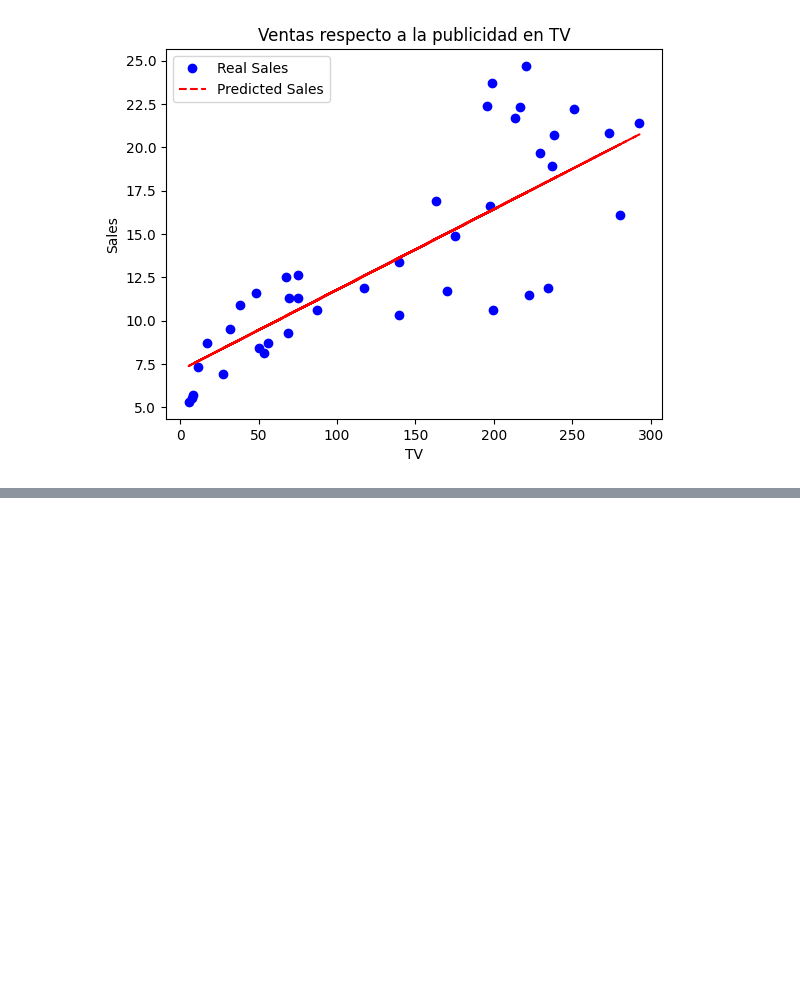
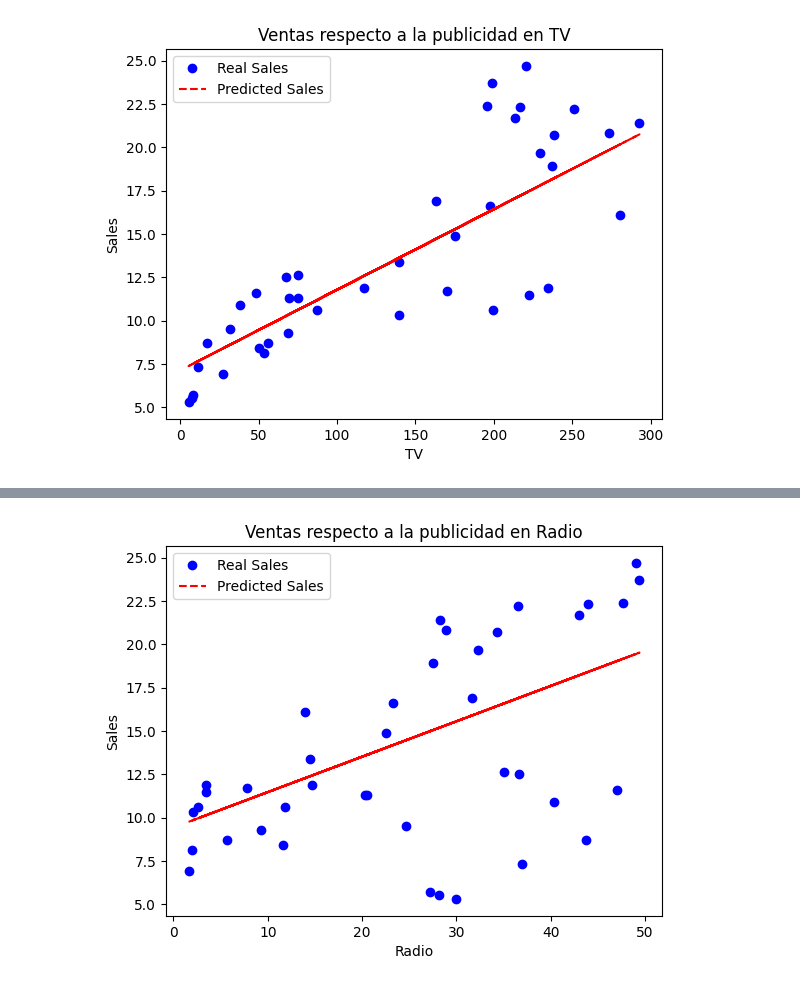
Before and after one commit to Spek7ro/Machine_Learning_Projects, a Jupyter notebook: Notebooks/RegresiónLineal_Simple_Múltiple.ipynb, the cells around one changed output, grey strips where cells are left out. Drawn from its saved outputs; the diff is of its cells as text; code cells hidden in the pictures; blank space fills up the shorter version.

Commit message:
Modelo regresion lineal OLS Ventas respecto a la publicidad en Radio

```diff
--- a/Notebooks/RegresiónLineal_Simple_Múltiple.ipynb
+++ b/Notebooks/RegresiónLineal_Simple_Múltiple.ipynb
@@ -158,0 +165,8 @@ plt.show()
+# %%
+y = df["Sales"].values
+
+X_train, X_test, y_train, y_test = train_test_split(data_radio, y, test_size = 0.2, random_state = 42)
+# %%
+reg_radio = LinearRegression()
+
+reg_radio.fit(X_train, y_train)
@@ -158,0 +175,3 @@ plt.show()
+# %%
+y_pred_radio = reg_radio.predict(X_test)
+print('Predicciones: {}, \n Valores reales: {}'.format(y_pred_radio[:5], y_test[:5]))
@@ -158,0 +193,8 @@ plt.show()
+# %%
+sales_comp = pd.DataFrame({
+    "Radio": X_test.values.flatten(),
+    "Real Sales": y_test.flatten(),
+    "Predicted Sales": y_pred_radio.flatten()
+})
+
+sales_comp.head()
@@ -158,0 +208,11 @@ plt.show()
+# %%
+# Graficamos nuestro modelo junto a los datos de nuestro conjunto de testing
+plt.plot(sales_comp['Radio'], sales_comp['Real Sales'], 'bo', label='Real Sales')
+plt.plot(sales_comp['Radio'], sales_comp['Predicted Sales'], 'r--', label='Predicted Sales')
+plt.title('Ventas respecto a la publicidad en Radio')
+plt.xlabel('Radio')
+plt.ylabel('Sales')
+plt.legend()
+plt.show()
+# %% [output]
+[figure, added]
```
Also changed, not shown: parts of 10 cells of this notebook.
